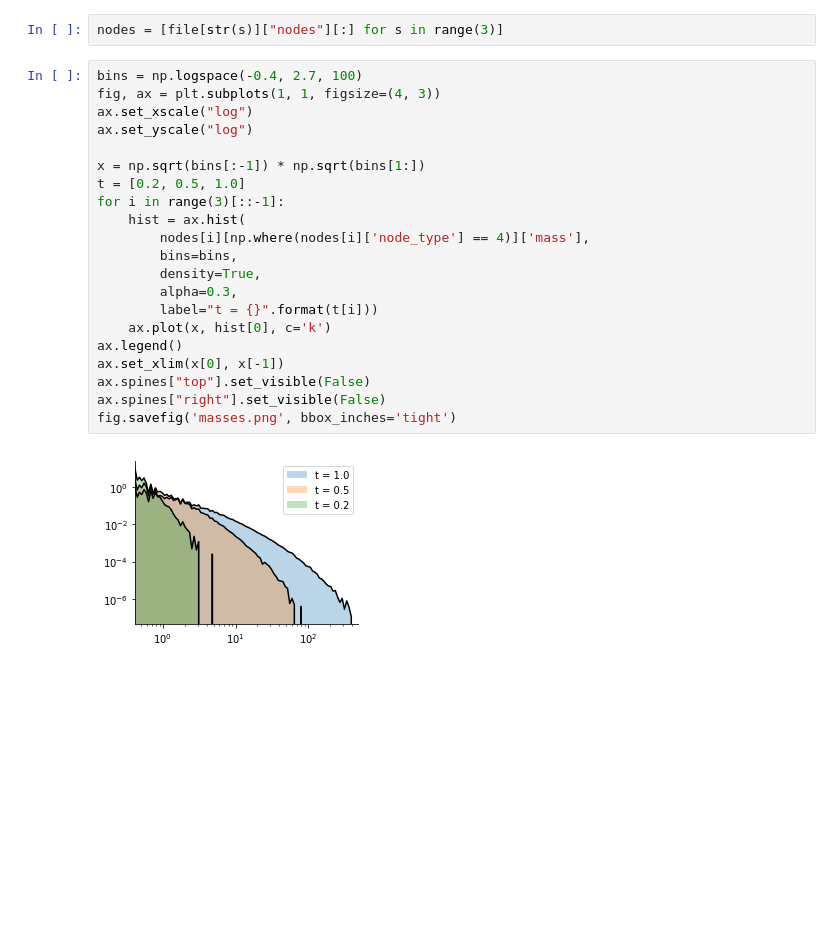
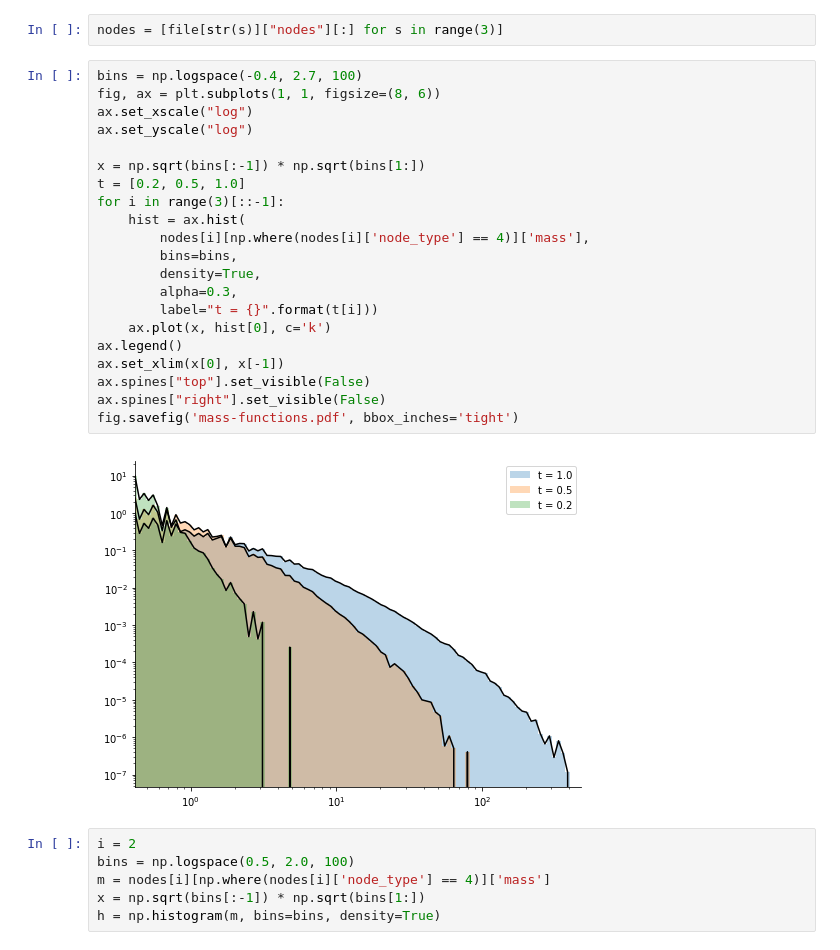
Before and after one commit to jhidding/adhesion-code, a Jupyter notebook: notebooks/Reading_HDF5.ipynb, the cells around one changed output. Saved outputs shown, nothing was run; the diff lists cells and outputs as text; blank space fills up the shorter version.

```diff
--- a/notebooks/Reading_HDF5.ipynb
+++ b/notebooks/Reading_HDF5.ipynb
@@ -32,24 +32,30 @@ class Mesh:
 nodes = [file[str(s)]["nodes"][:] for s in range(3)]
 # %%
 bins = np.logspace(-0.4, 2.7, 100)
-fig, ax = plt.subplots(1, 1, figsize=(4, 3))
+fig, ax = plt.subplots(1, 1, figsize=(8, 6))
 ax.set_xscale("log")
 ax.set_yscale("log")
 
 x = np.sqrt(bins[:-1]) * np.sqrt(bins[1:])
 t = [0.2, 0.5, 1.0]
 for i in range(3)[::-1]:
     hist = ax.hist(
         nodes[i][np.where(nodes[i]['node_type'] == 4)]['mass'],
         bins=bins,
         density=True,
         alpha=0.3,
         label="t = {}".format(t[i]))
     ax.plot(x, hist[0], c='k')
 ax.legend()
 ax.set_xlim(x[0], x[-1])
 ax.spines["top"].set_visible(False)
 ax.spines["right"].set_visible(False)
-fig.savefig('masses.png', bbox_inches='tight')
+fig.savefig('mass-functions.pdf', bbox_inches='tight')
 # %% [output]
-[figure, old version]
+[figure, new version]
+# %%
+i = 2
+bins = np.logspace(0.5, 2.0, 100)
+m = nodes[i][np.where(nodes[i]['node_type'] == 4)]['mass']
+x = np.sqrt(bins[:-1]) * np.sqrt(bins[1:])
+h = np.histogram(m, bins=bins, density=True)
```
Also changed, not shown: parts of 4 cells of this notebook, 16 other files.
